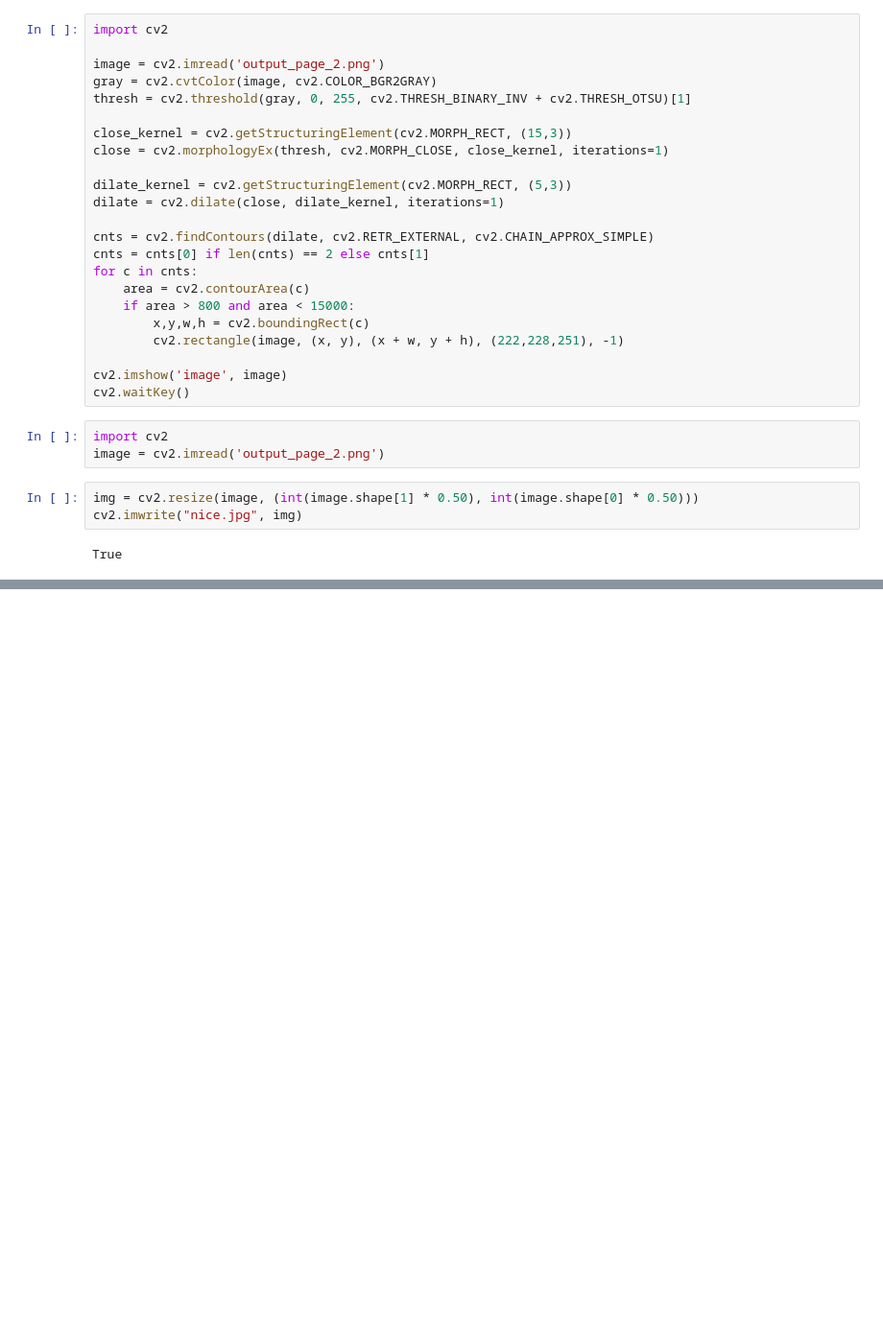
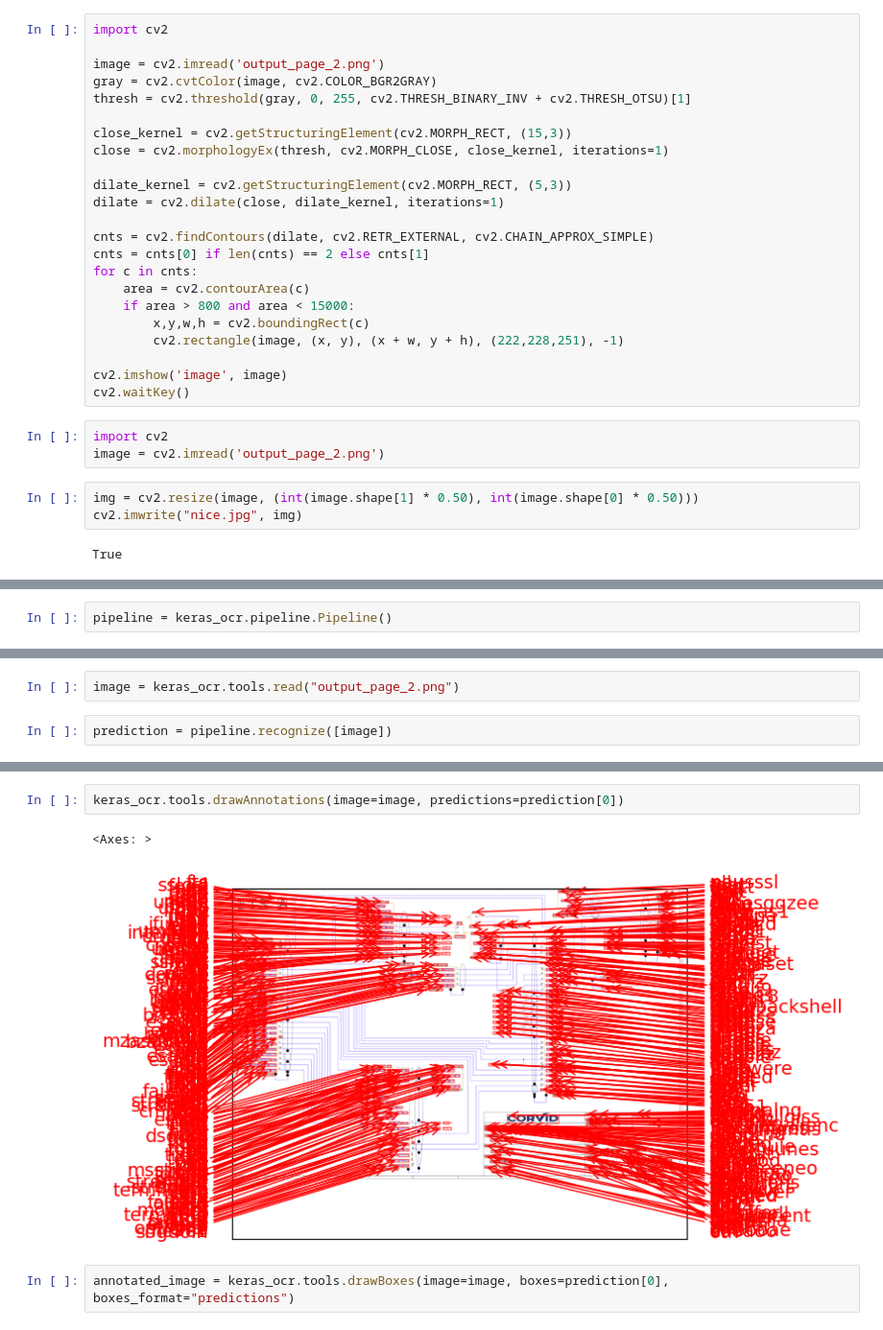
Before and after one commit to MichaelCampos-eng/wire_detection, a Jupyter notebook: testing.ipynb, the cells around one changed output, grey strips where cells are left out. Shown at 96% size. Drawn from its saved outputs; the diff is of its cells as text; blank space fills up the shorter version.

```diff
--- a/testing.ipynb
+++ b/testing.ipynb
@@ -47,0 +61,2 @@ True
+# %%
+pipeline = keras_ocr.pipeline.Pipeline()
@@ -47,0 +87,4 @@ True
+# %%
+image = keras_ocr.tools.read("output_page_2.png")
+# %%
+prediction = pipeline.recognize([image])
@@ -47,0 +112,7 @@ True
+# %%
+keras_ocr.tools.drawAnnotations(image=image, predictions=prediction[0])
+# %% [output]
+<Axes: >
+[figure, added]
+# %%
+annotated_image = keras_ocr.tools.drawBoxes(image=image, boxes=prediction[0], boxes_format="predictions")
```
Also changed, not shown: parts of 8 cells of this notebook, 4 other files.
